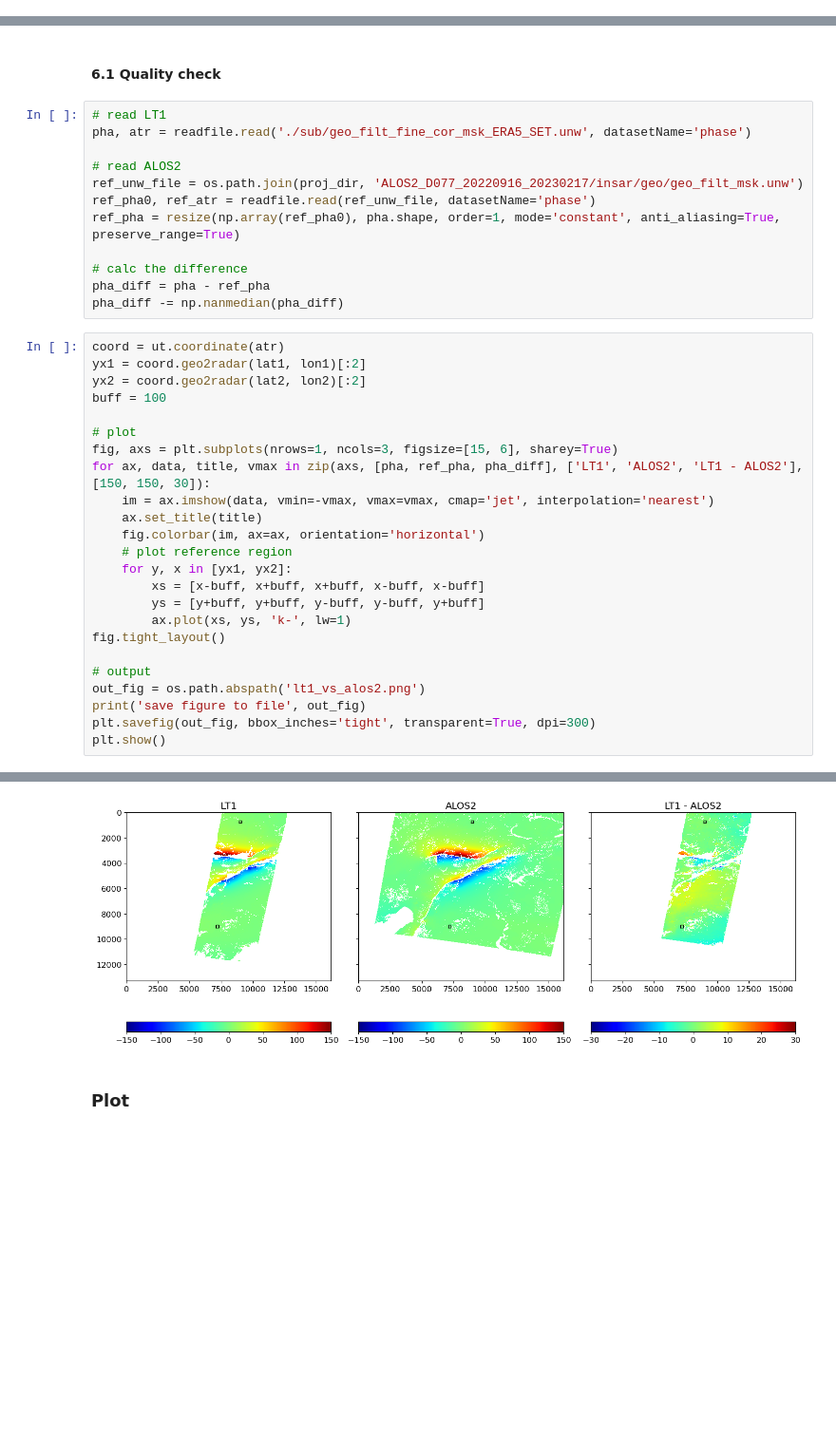
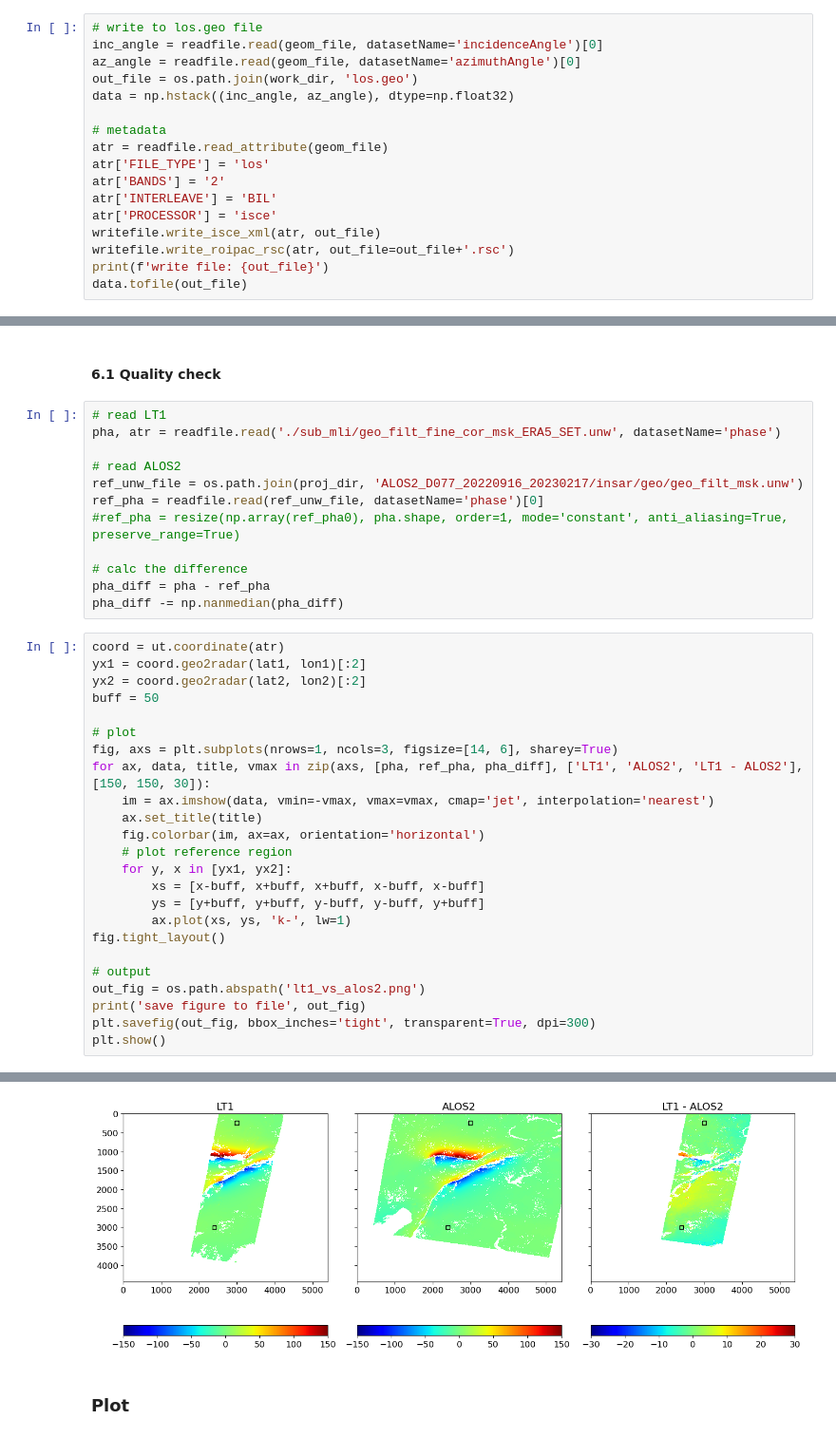
Before and after one commit to yunjunz/2023-Turkey-EQ, a Jupyter notebook: prep_lt1_ifg.ipynb, the cells around one changed output, grey strips where cells are left out. Shown at 95% size. Cells and saved outputs as stored; diff of their text form; blank space fills up the shorter version.

```diff
--- a/prep_lt1_ifg.ipynb
+++ b/prep_lt1_ifg.ipynb
@@ -384,3 +374,20 @@ write file: /home/yunjunz/data/2023TurkeyEQ/LT1_D068_20220411_20230210/los.geo.v
 write file: /home/yunjunz/data/2023TurkeyEQ/LT1_D068_20220411_20230210/los.geo
 view.py /home/yunjunz/data/2023TurkeyEQ/LT1_D068_20220411_20230210/inputs/geometryGeo.h5 --figsize 15 5 --noverbose
 [figure]
+# %%
+# write to los.geo file
+inc_angle = readfile.read(geom_file, datasetName='incidenceAngle')[0]
+az_angle = readfile.read(geom_file, datasetName='azimuthAngle')[0]
+out_file = os.path.join(work_dir, 'los.geo')
+data = np.hstack((inc_angle, az_angle), dtype=np.float32)
+
+# metadata
+atr = readfile.read_attribute(geom_file)
+atr['FILE_TYPE'] = 'los'
+atr['BANDS'] = '2'
+atr['INTERLEAVE'] = 'BIL'
+atr['PROCESSOR'] = 'isce'
+writefile.write_isce_xml(atr, out_file)
+writefile.write_roipac_rsc(atr, out_file=out_file+'.rsc')
+print(f'write file: {out_file}')
+data.tofile(out_file)
@@ -641,12 +660,12 @@ write file: ./sub/los.geo.vrt
 #### 6.1 Quality check
 # %%
 # read LT1
-pha, atr = readfile.read('./sub/geo_filt_fine_cor_msk_ERA5_SET.unw', datasetName='phase')
+pha, atr = readfile.read('./sub_mli/geo_filt_fine_cor_msk_ERA5_SET.unw', datasetName='phase')
 
 # read ALOS2
 ref_unw_file = os.path.join(proj_dir, 'ALOS2_D077_20220916_20230217/insar/geo/geo_filt_msk.unw')
-ref_pha0, ref_atr = readfile.read(ref_unw_file, datasetName='phase')
-ref_pha = resize(np.array(ref_pha0), pha.shape, order=1, mode='constant', anti_aliasing=True, preserve_range=True)
+ref_pha = readfile.read(ref_unw_file, datasetName='phase')[0]
+#ref_pha = resize(np.array(ref_pha0), pha.shape, order=1, mode='constant', anti_aliasing=True, preserve_range=True)
 
 # calc the difference
 pha_diff = pha - ref_pha
@@ -655,10 +674,10 @@ pha_diff -= np.nanmedian(pha_diff)
 coord = ut.coordinate(atr)
 yx1 = coord.geo2radar(lat1, lon1)[:2]
 yx2 = coord.geo2radar(lat2, lon2)[:2]
-buff = 100
+buff = 50
 
 # plot
-fig, axs = plt.subplots(nrows=1, ncols=3, figsize=[15, 6], sharey=True)
+fig, axs = plt.subplots(nrows=1, ncols=3, figsize=[14, 6], sharey=True)
 for ax, data, title, vmax in zip(axs, [pha, ref_pha, pha_diff], ['LT1', 'ALOS2', 'LT1 - ALOS2'], [150, 150, 30]):
     im = ax.imshow(data, vmin=-vmax, vmax=vmax, cmap='jet', interpolation='nearest')
     ax.set_title(title)
@@ -680,4 +699,4 @@ save figure to file /scratch/yunjunz/2023TurkeyEQ/LT1_D068_20220411_20230210/lt1
-[figure, old version]
+[figure, new version]
 # %% [markdown]
 ### Plot
 # %%
```
Also changed, not shown: parts of 7 cells of this notebook.
